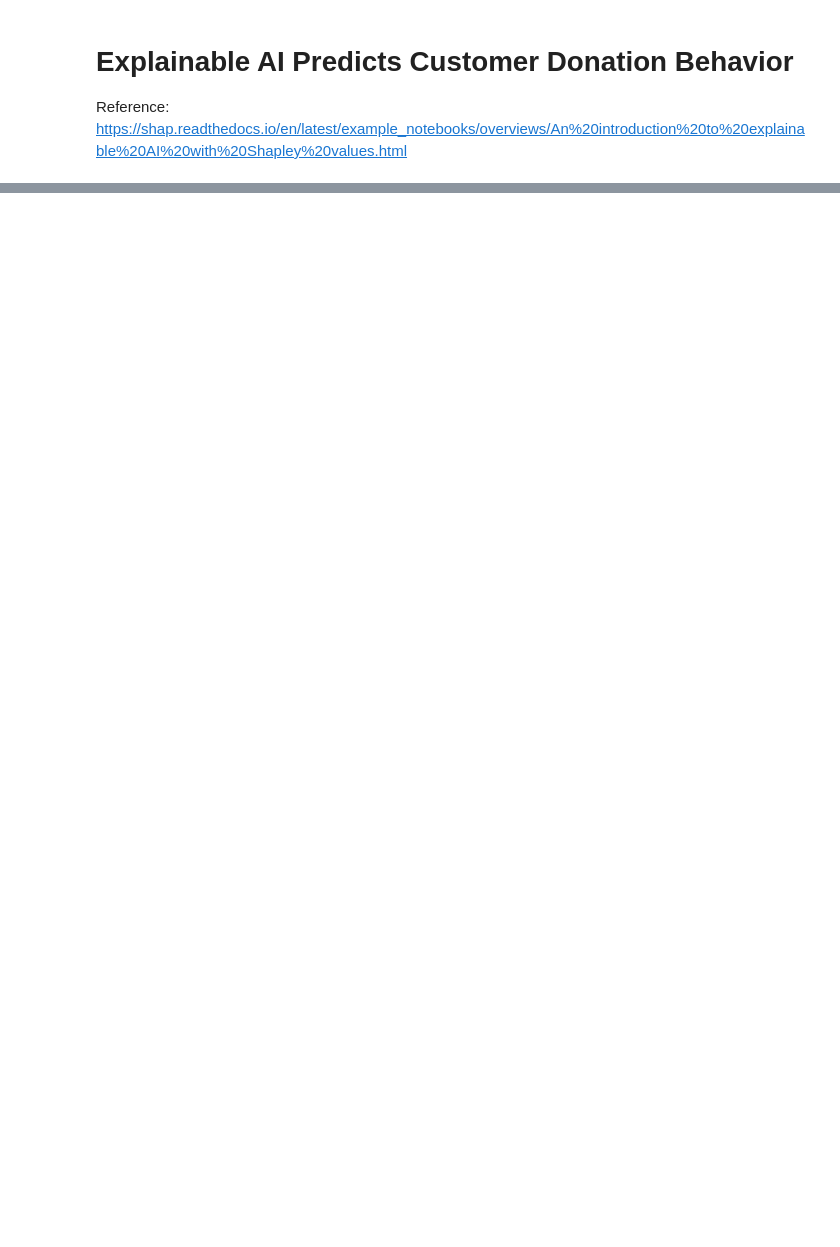
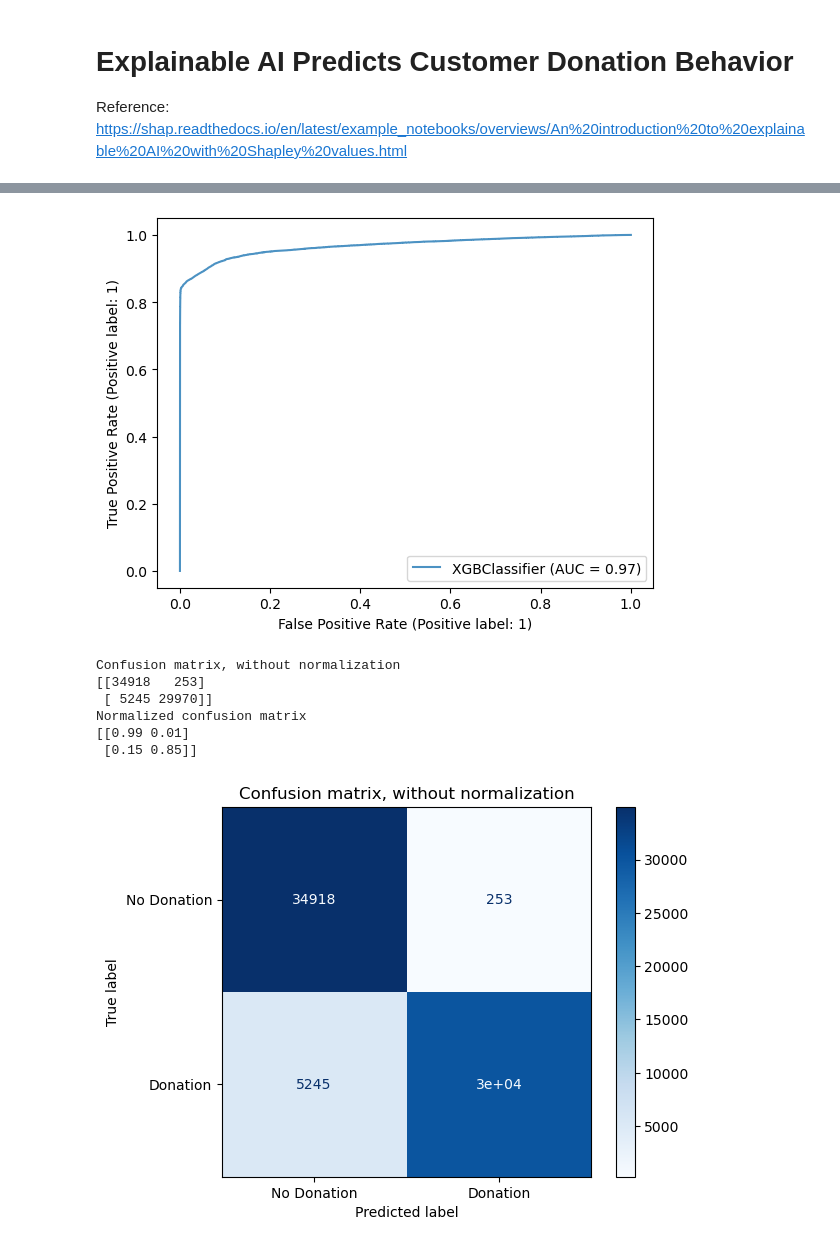
Before and after one commit to eriosta/analytics-applications, a Jupyter notebook: donation_prediction/donation_prediction.ipynb, the cells around one changed output, grey strips where cells are left out. Saved outputs shown, nothing was run; the diff lists cells and outputs as text; code cells hidden in the pictures; blank space fills up the shorter version.

```diff
--- a/donation_prediction/donation_prediction.ipynb
+++ b/donation_prediction/donation_prediction.ipynb
@@ -34,6 +47,13 @@ Name: PRICE, dtype: float64
 # %%
-X = data.drop(['PRICE'],axis=1)
-cols = list(data.drop(['PRICE'],axis=1).columns)
+dat = data.drop(['Donation'],axis=1)
+cols = list(data.drop(['Donation'],axis=1).columns)
 
 feature_names = list(cols)
-y = data['PRICE'].to_numpy()
+labels = data['Donation']
+labels = labels.to_numpy()
+
+smote = SMOTE()
+dat, labels = smote.fit_resample(dat,labels)
+
+train_features, test_features = train_test_split(dat, test_size=0.5,random_state=42)
+train_labels, test_labels = train_test_split(labels, test_size=0.5,random_state=42)
@@ -69,0 +191,45 @@ No data for colormapping provided via 'c'. Parameters 'vmin', 'vmax' will be ign
+# %%
+from sklearn.metrics import RocCurveDisplay
+ax = plt.gca()
+rfc_disp = RocCurveDisplay.from_estimator(xgb_model, test_features, test_labels, ax=ax, alpha=0.8)
+plt.show()
+
+
+import numpy as np
+import matplotlib.pyplot as plt
+
+from sklearn import svm, datasets
+from sklearn.model_selection import train_test_split
+from sklearn.metrics import ConfusionMatrixDisplay
+
+np.set_printoptions(precision=2)
+
+# Plot non-normalized confusion matrix
+titles_options = [
+    ("Confusion matrix, without normalization", None),
+    ("Normalized confusion matrix", "true"),
+]
+for title, normalize in titles_options:
+    disp = ConfusionMatrixDisplay.from_estimator(
+        xgb_model,
+        test_features,
+        test_labels,
+        display_labels=['No Donation','Donation'],
+        cmap=plt.cm.Blues,
+        normalize=normalize,
+    )
+    disp.ax_.set_title(title)
+
+    print(title)
+    print(disp.confusion_matrix)
+
+plt.show()
+# %% [output]
+[figure, added]
+Confusion matrix, without normalization
+[[34918   253]
+ [ 5245 29970]]
+Normalized confusion matrix
+[[0.99 0.01]
+ [0.15 0.85]]
+[figure, added]
```
Also changed, not shown: parts of 10 cells of this notebook.
